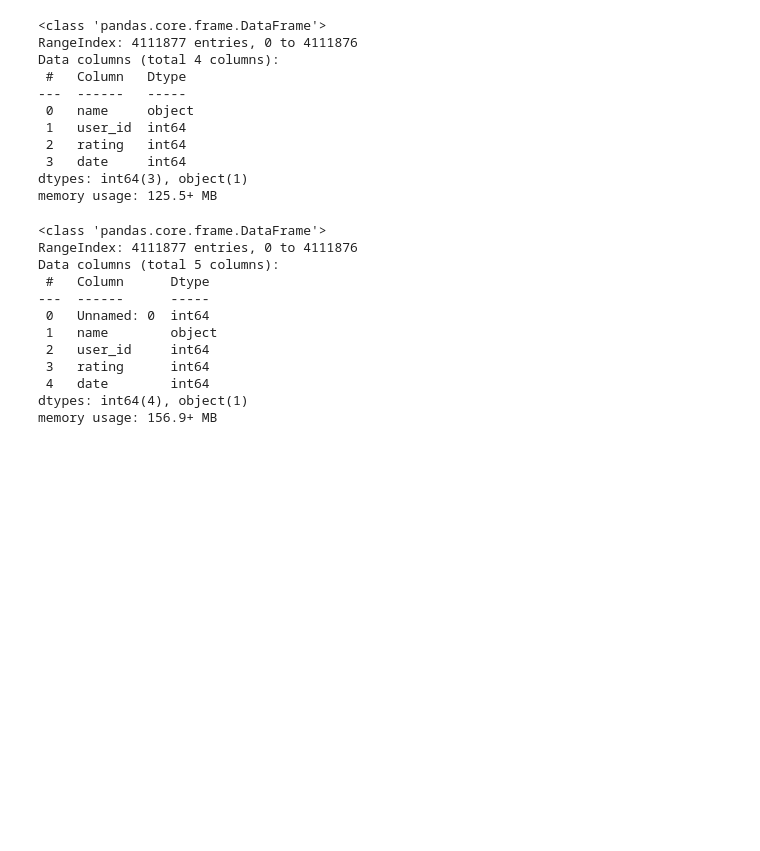
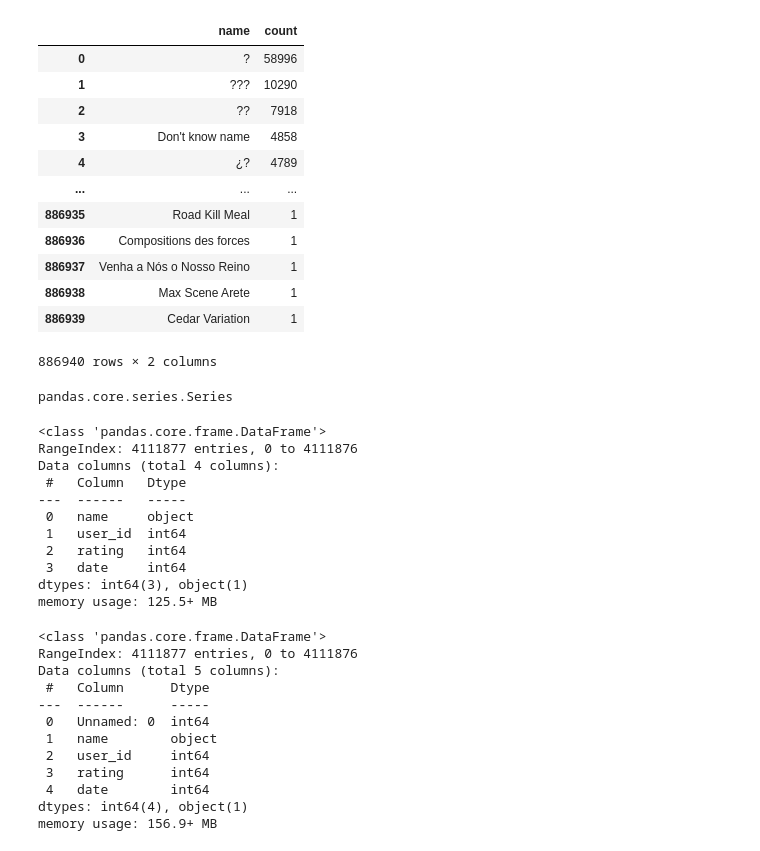
Before and after one commit to Cpizzle1/Rockclimbing-industry-project, a Jupyter notebook: notebooks/Untitled1.ipynb, the cells around one changed output. Cells and saved outputs as stored; diff of their text form; code cells hidden in the pictures; blank space fills up the shorter version.

```diff
--- a/notebooks/Untitled1.ipynb
+++ b/notebooks/Untitled1.ipynb
@@ -18,0 +38,33 @@ df_save = pd.read_sql_query("SELECT name, user_id, rating, date FROM ascent ", d
+# %%
+# df_value_counts['index_colum'] = range(1, len(df) + 1)
+def value_counts_df(df, col):
+    """
+    Returns pd.value_counts() as a DataFrame
+
+    Parameters
+    ----------
+    df : Pandas Dataframe
+        Dataframe on which to run value_counts(), must have column `col`.
+    col : str
+        Name of column in `df` for which to generate counts
+
+    Returns
+    -------
+    Pandas Dataframe
+        Returned dataframe will have a single column named "count" which contains the count_values()
+        for each unique value of df[col]. The index name of this dataframe is `col`.
+
+    Example
+    -------
+    >>> value_counts_df(pd.DataFrame({'a':[1, 1, 2, 2, 2]}), 'a')
+       count
+    a
+    2      3
+    1      2
+    """
+    df = pd.DataFrame(df[col].value_counts())
+    df.index.name = col
+    df.columns = ['count']
+    return df
+# %%
+df_value_counts1 = value_counts_df(df_save, 'name')
@@ -19,3 +88,23 @@ df_save = pd.read_sql_query("SELECT name, user_id, rating, date FROM ascent ", d
+# %%
+df_value_counts1.reset_index()
+# %% [output]
+|  | name | count |
+| 0 | ? | 58996 |
+| 1 | ??? | 10290 |
+| 2 | ?? | 7918 |
+| 3 | Don't know name | 4858 |
+| 4 | ¿? | 4789 |
+| ... | ... | ... |
+| 886935 | Road Kill Meal | 1 |
+| 886936 | Compositions des forces | 1 |
+| 886937 | Venha a Nós o Nosso Reino | 1 |
+| 886938 | Max Scene Arete | 1 |
+| 886939 | Cedar Variation | 1 |
+886940 rows × 2 columns
+# %%
+type(df_value_counts)
+# %% [output]
+pandas.core.series.Series
 # %%
 df_save.info()
 # %% [output]
```
Also changed, not shown: parts of 6 cells of this notebook, 7 other files.
